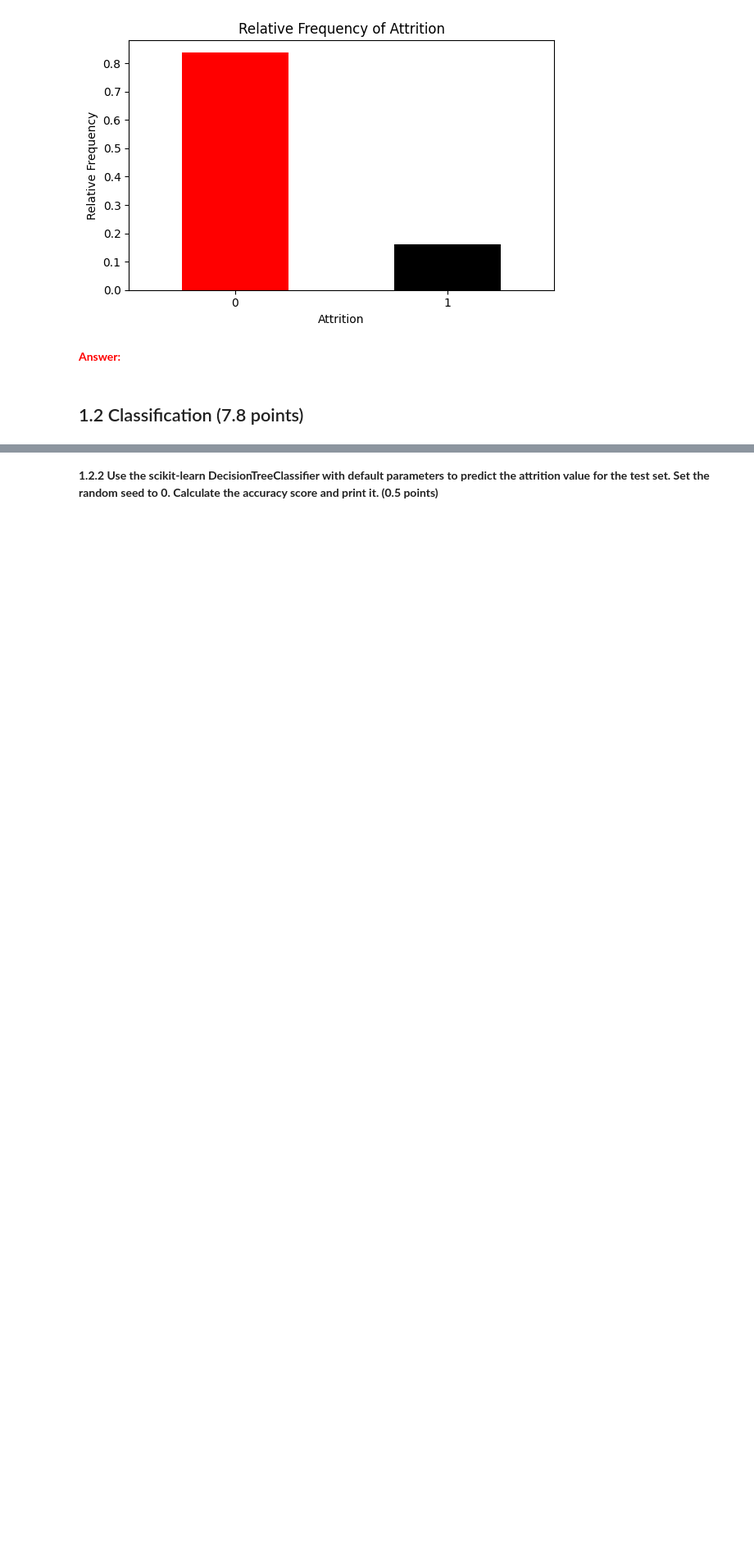
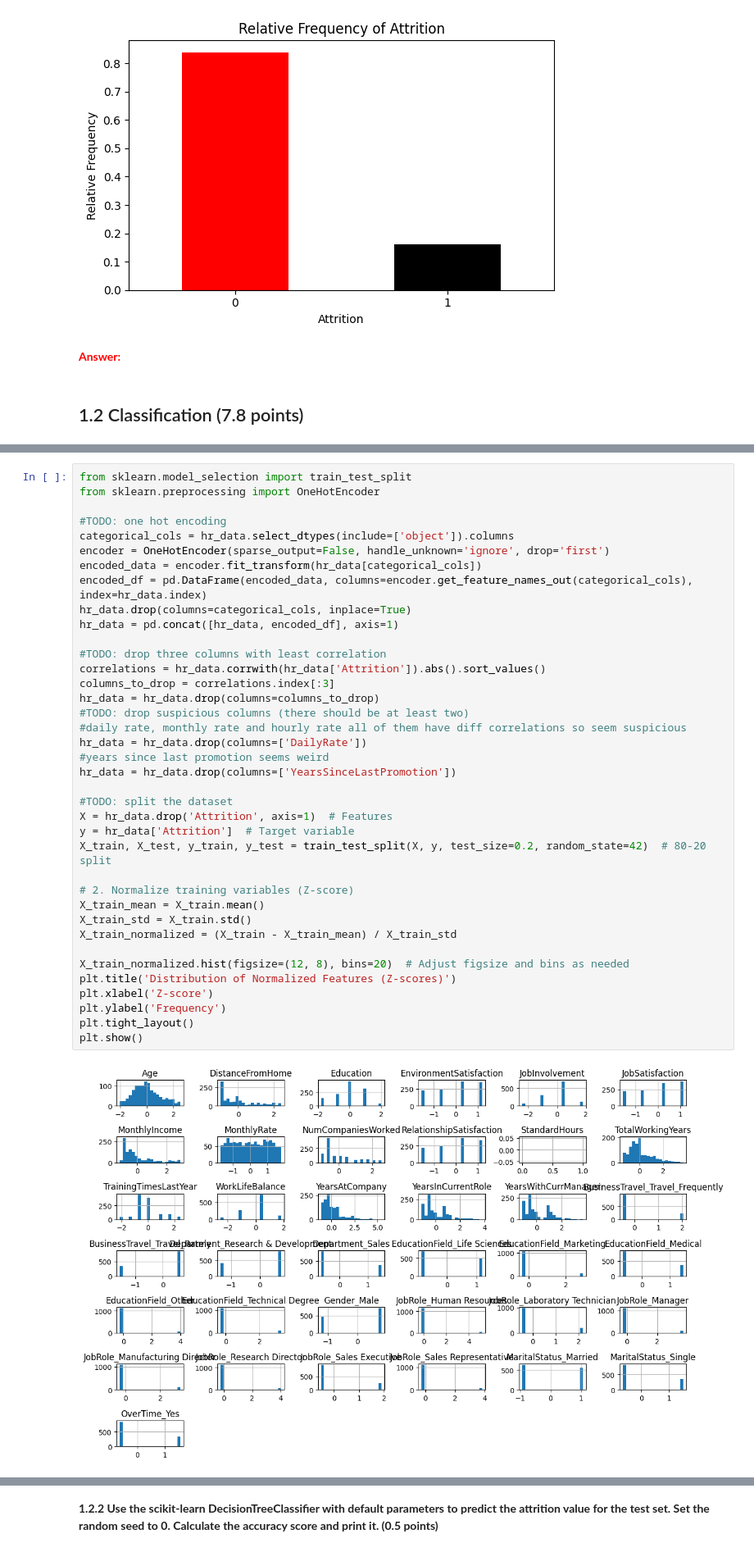
Before and after one commit to Sulaiman29/BDA_HW3, a Jupyter notebook: Copy_of_BDA2025Spring_HW3.ipynb, the cells around one changed output, grey strips where cells are left out. Shown at 82% size. Drawn from its saved outputs; the diff is of its cells as text; blank space fills up the shorter version.

```diff
--- a/Copy_of_BDA2025Spring_HW3.ipynb
+++ b/Copy_of_BDA2025Spring_HW3.ipynb
@@ -226 +214,41 @@ from sklearn.model_selection import train_test_split
+# %%
+from sklearn.model_selection import train_test_split
+from sklearn.preprocessing import OneHotEncoder
+
+#TODO: one hot encoding
+categorical_cols = hr_data.select_dtypes(include=['object']).columns
+encoder = OneHotEncoder(sparse_output=False, handle_unknown='ignore', drop='first')
+encoded_data = encoder.fit_transform(hr_data[categorical_cols])
+encoded_df = pd.DataFrame(encoded_data, columns=encoder.get_feature_names_out(categorical_cols), index=hr_data.index)
+hr_data.drop(columns=categorical_cols, inplace=True)
+hr_data = pd.concat([hr_data, encoded_df], axis=1)
+
+#TODO: drop three columns with least correlation
+correlations = hr_data.corrwith(hr_data['Attrition']).abs().sort_values()
+columns_to_drop = correlations.index[:3]
+hr_data = hr_data.drop(columns=columns_to_drop)
+#TODO: drop suspicious columns (there should be at least two)
+#daily rate, monthly rate and hourly rate all of them have diff correlations so seem suspicious
+hr_data = hr_data.drop(columns=['DailyRate'])
+#years since last promotion seems weird
+hr_data = hr_data.drop(columns=['YearsSinceLastPromotion'])
+
+#TODO: split the dataset
+X = hr_data.drop('Attrition', axis=1)  # Features
+y = hr_data['Attrition']  # Target variable
+X_train, X_test, y_train, y_test = train_test_split(X, y, test_size=0.2, random_state=42)  # 80-20 split
+
+# 2. Normalize training variables (Z-score)
+X_train_mean = X_train.mean()
+X_train_std = X_train.std()
+X_train_normalized = (X_train - X_train_mean) / X_train_std
+
+X_train_normalized.hist(figsize=(12, 8), bins=20)  # Adjust figsize and bins as needed
+plt.title('Distribution of Normalized Features (Z-scores)')
+plt.xlabel('Z-score')
+plt.ylabel('Frequency')
+plt.tight_layout()
+plt.show()
+# %% [output]
+[figure, added]
 # %% [markdown]
```
Also changed, not shown: parts of 43 cells of this notebook.
